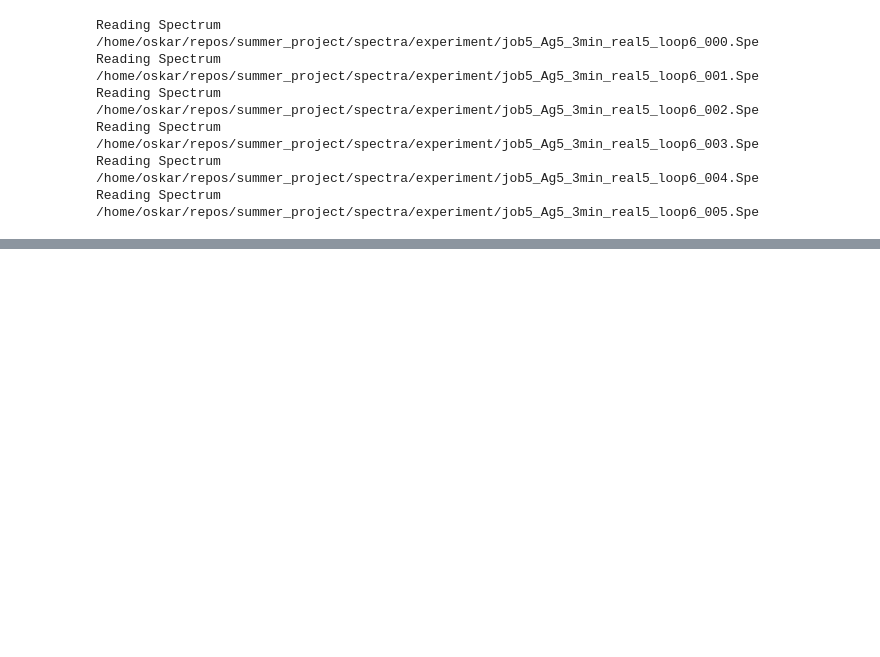
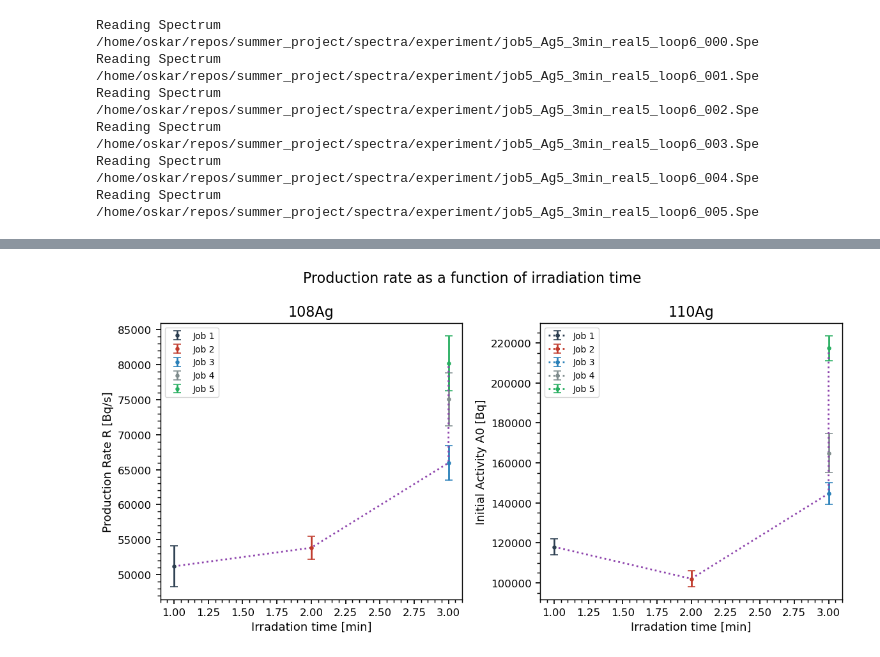
Before and after one commit to Oskar-Idland/Medical-Applications-of-Nuclear-Physics, a Jupyter notebook: src/analysis.ipynb, the cells around one changed output, grey strips where cells are left out. Drawn from its saved outputs; the diff is of its cells as text; code cells hidden in the pictures; blank space fills up the shorter version.

```diff
--- a/src/analysis.ipynb
+++ b/src/analysis.ipynb
@@ -949,0 +1006,43 @@ plt.show()
+# %%
+all_analyses = [analysis_1, analysis_2, analysis_3, analysis_4, analysis_5]
+analysis_names = ['Job 1', 'Job 2', 'Job 3', 'Job 4', 'Job 5']
+irradiation_times = [analysis.job_specs['irradiation_time'] for analysis in all_analyses]
+A0_values_108 = [analysis.Ag108.A0.nominal_value for analysis in all_analyses]
+A0_values_110 = [analysis.Ag110.A0.nominal_value for analysis in all_analyses]
+A0_uncertainties_108 = [analysis.Ag108.A0.std_dev for analysis in all_analyses]
+A0_uncertainties_110 = [analysis.Ag110.A0.std_dev for analysis in all_analyses]
+
+plt.figure(figsize=(12, 6))
+plt.subplot(1, 2, 1)
+for irr, A0, A0_unc, job_number in zip(irradiation_times, A0_values_108, A0_uncertainties_108, analysis_names):
+    λ = ci.Isotope('108AG').decay_const()
+    R = A0 / (1 - np.exp(-λ * irr * 60))  # Convert minutes to seconds
+    R_unc = A0_unc / (1 - np.exp(-λ * irr * 60))  # Uncertainty in production rate
+    plt.errorbar(irr, R, yerr=R_unc, fmt='o', label=job_number)
+plt.plot(irradiation_times, [A0 / (1 - np.exp(-λ * irr * 60)) for A0, irr in zip(A0_values_108, irradiation_times)], linestyle=':')
+
+plt.xlabel('Irradation time [min]')
+plt.ylabel('Production Rate R [Bq/s]')
+plt.title('108Ag')
+plt.legend()
+
+plt.subplot(1, 2, 2)
+for irr, A0, A0_unc, job_number in zip(irradiation_times, A0_values_110, A0_uncertainties_110, analysis_names):
+    λ = ci.Isotope('110AG').decay_const()
+    R = A0 / (1 - np.exp(-λ * irr * 60))  # Convert minutes to seconds
+    R_unc = A0_unc / (1 - np.exp(-λ * irr * 60))  # Uncertainty in production rate
+    plt.errorbar(irr, R, yerr=R_unc, marker='o', linestyle=':', label=job_number)
+plt.plot(irradiation_times, [A0 / (1 - np.exp(-λ * irr * 60)) for A0, irr in zip(A0_values_110, irradiation_times)], linestyle=':')
+
+plt.xlabel('Irradation time [min]')
+plt.ylabel('Initial Activity A0 [Bq]')
+plt.title('110Ag')
+plt.legend()
+
+plt.suptitle('Production rate as a function of irradiation time')
+plt.tight_layout()
+plt.savefig(fig_path / 'production_rate_vs_irradiation_time.pdf')
+plt.savefig(fig_path / 'production_rate_vs_irradiation_time.png')
+plt.show()
+# %% [output]
+[figure, added]
```
Also changed, not shown: parts of 13 cells of this notebook, 23 other files.
